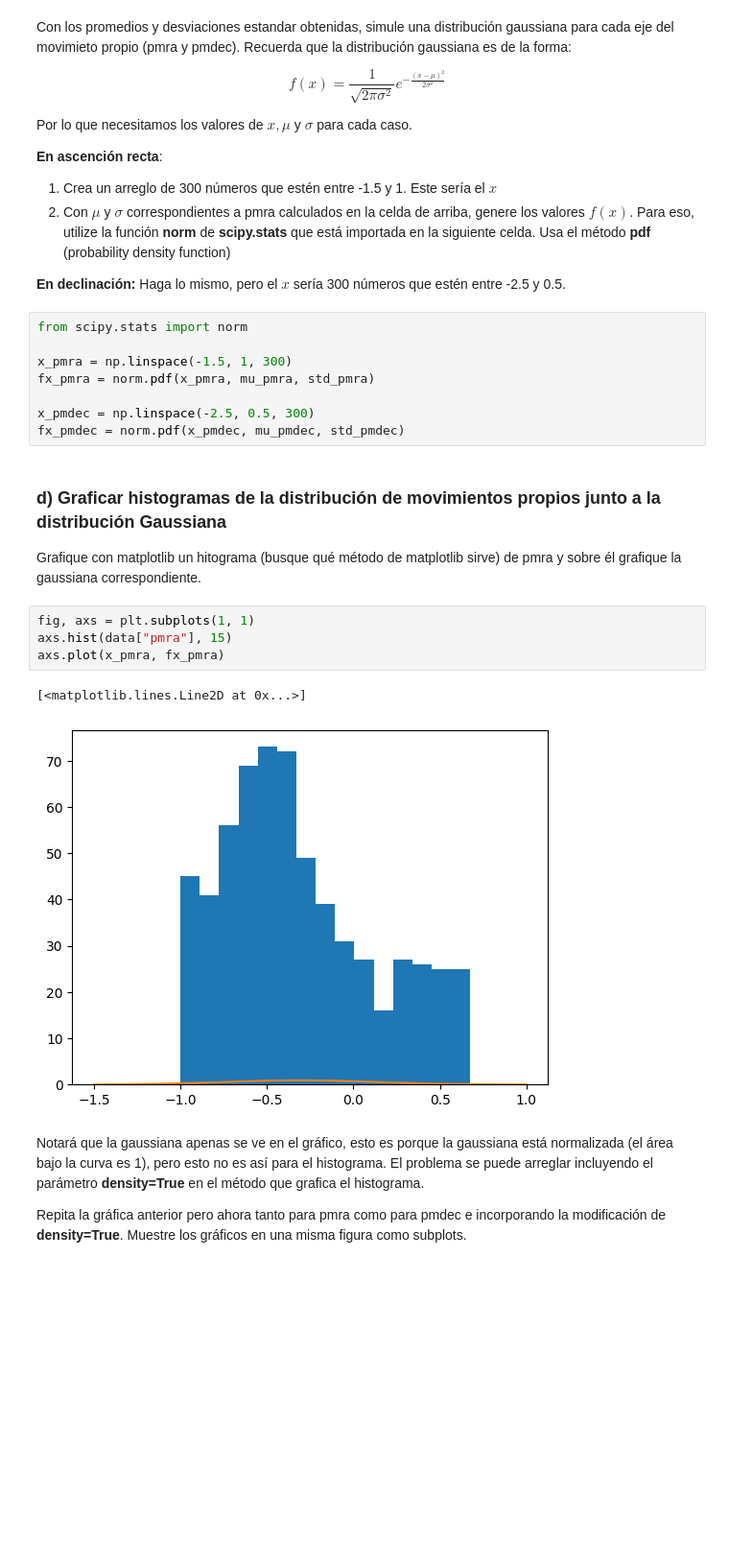
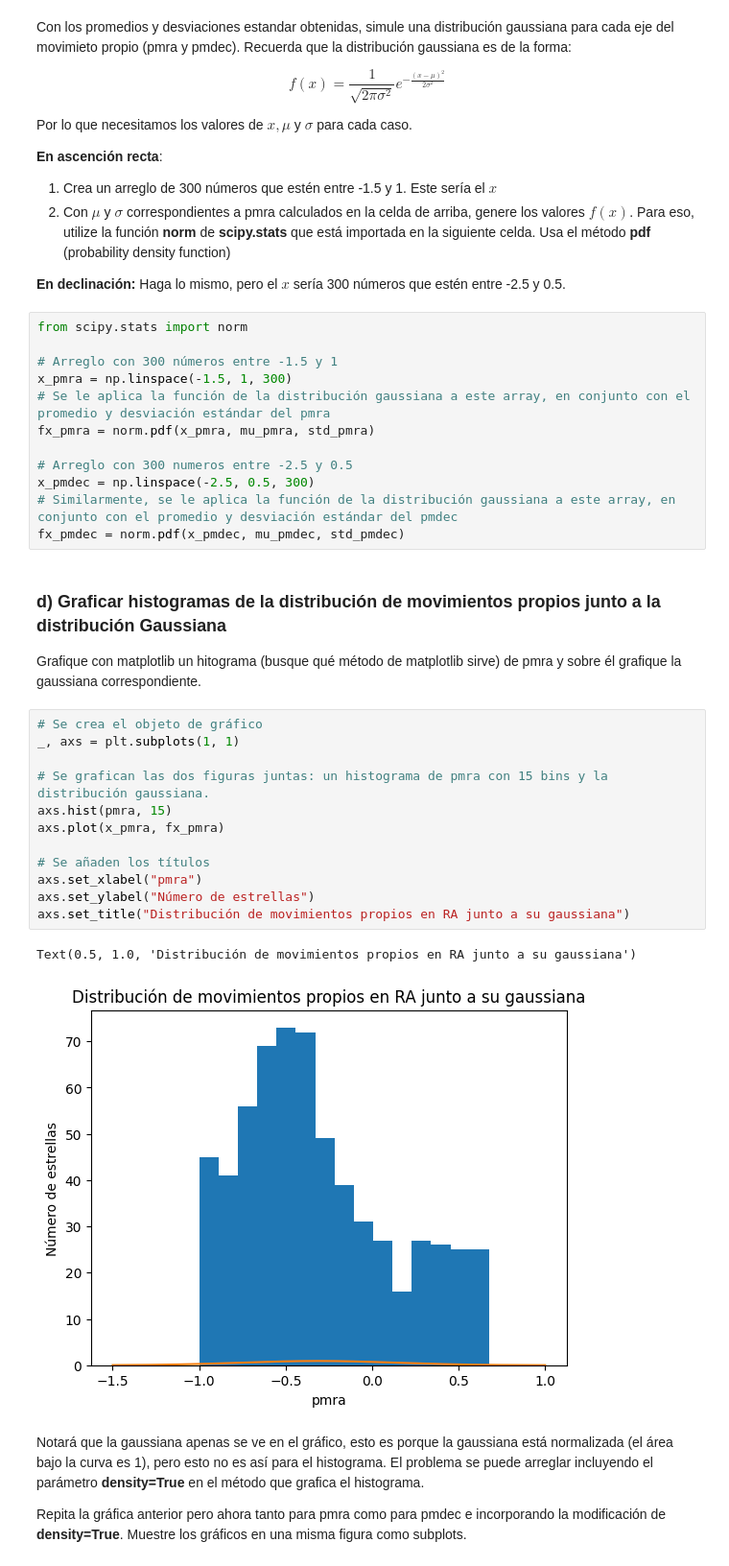
Before and after one commit to bsttiv/Tarea-2, a Jupyter notebook: Tarea2_Desarrollo.ipynb, the cells around one changed output. Shown at 96% size. Drawn from its saved outputs; the diff is of its cells as text; blank space fills up the shorter version.

```diff
--- a/Tarea2_Desarrollo.ipynb
+++ b/Tarea2_Desarrollo.ipynb
@@ -123,22 +138,34 @@ Haga lo mismo, pero el $x$ sería 300 números que estén entre -2.5 y 0.5.
 # %%
 from scipy.stats import norm
 
+# Arreglo con 300 números entre -1.5 y 1
 x_pmra = np.linspace(-1.5, 1, 300)
+# Se le aplica la función de la distribución gaussiana a este array, en conjunto con el promedio y desviación estándar del pmra
 fx_pmra = norm.pdf(x_pmra, mu_pmra, std_pmra)
 
+# Arreglo con 300 numeros entre -2.5 y 0.5
 x_pmdec = np.linspace(-2.5, 0.5, 300)
+# Similarmente, se le aplica la función de la distribución gaussiana a este array, en conjunto con el promedio y desviación estándar del pmdec
 fx_pmdec = norm.pdf(x_pmdec, mu_pmdec, std_pmdec)
 # %% [markdown]
 ### d) Graficar histogramas de la distribución de movimientos propios junto a la distribución Gaussiana
 
 Grafique con matplotlib un hitograma (busque qué método de matplotlib sirve) de pmra y sobre él grafique la gaussiana correspondiente.
-# %%
-fig, axs = plt.subplots(1, 1)
-axs.hist(data["pmra"], 15)
-axs.plot(x_pmra, fx_pmra)
-# %% [output]
-[<matplotlib.lines.Line2D at 0x...>]
-[figure, removed]
+# %%
+# Se crea el objeto de gráfico
+_, axs = plt.subplots(1, 1)
+
+# Se grafican las dos figuras juntas: un histograma de pmra con 15 bins y la distribución gaussiana.
+axs.hist(pmra, 15)
+axs.plot(x_pmra, fx_pmra)
+
+# Se añaden los títulos
+axs.set_xlabel("pmra")
+axs.set_ylabel("Número de estrellas")
+axs.set_title("Distribución de movimientos propios en RA junto a su gaussiana")
+# %% [output]
+Text(0.5, 1.0, 'Distribución de movimientos propios en RA junto a su gaussiana')
+[figure, added]
 # %% [markdown]
 Notará que la gaussiana apenas se ve en el gráfico, esto es porque la gaussiana está normalizada (el área bajo la curva es 1), pero esto no es así para el histograma. El problema se puede arreglar incluyendo el parámetro **density=True** en el método que grafica el histograma.
 
```
Also changed, not shown: parts of 25 cells of this notebook.
